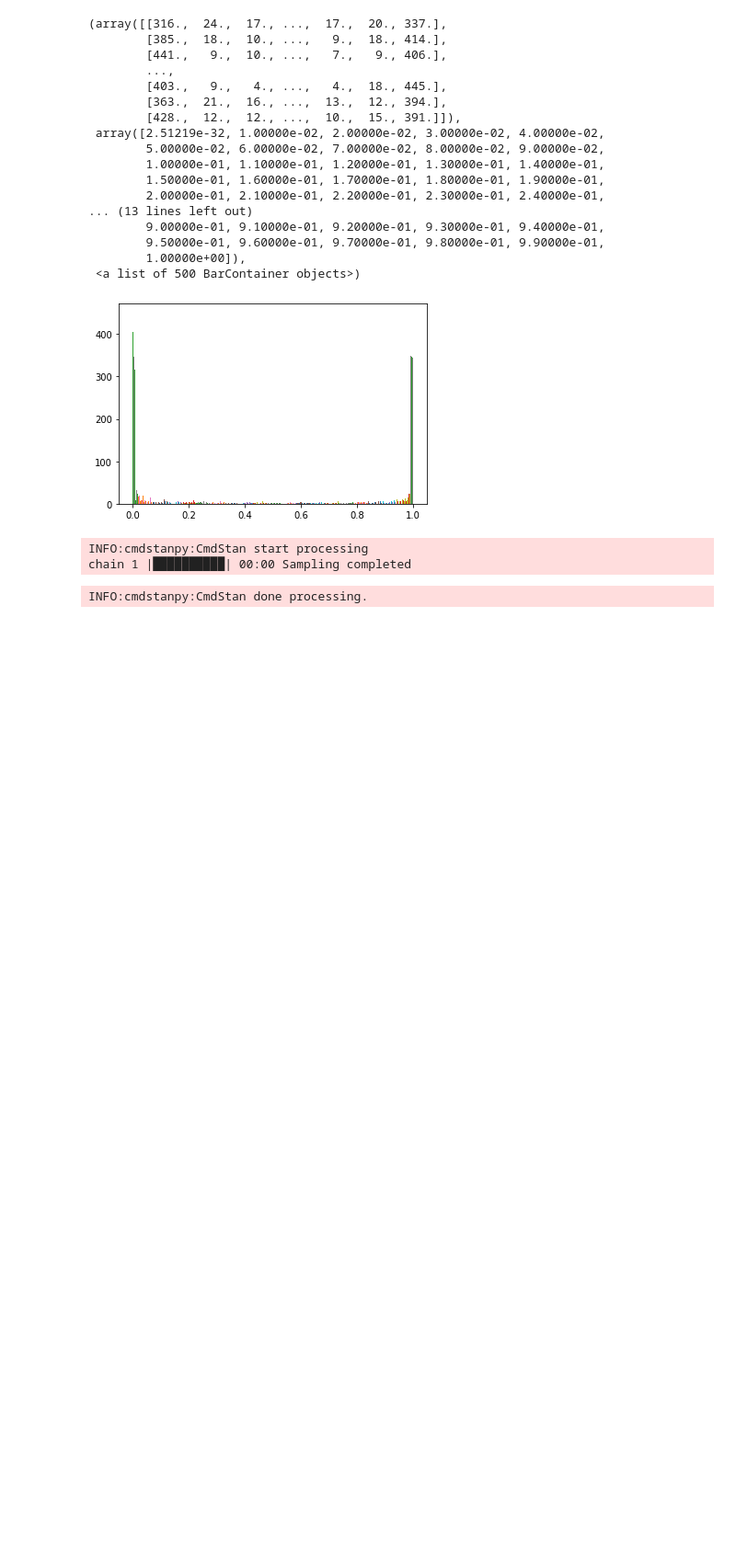
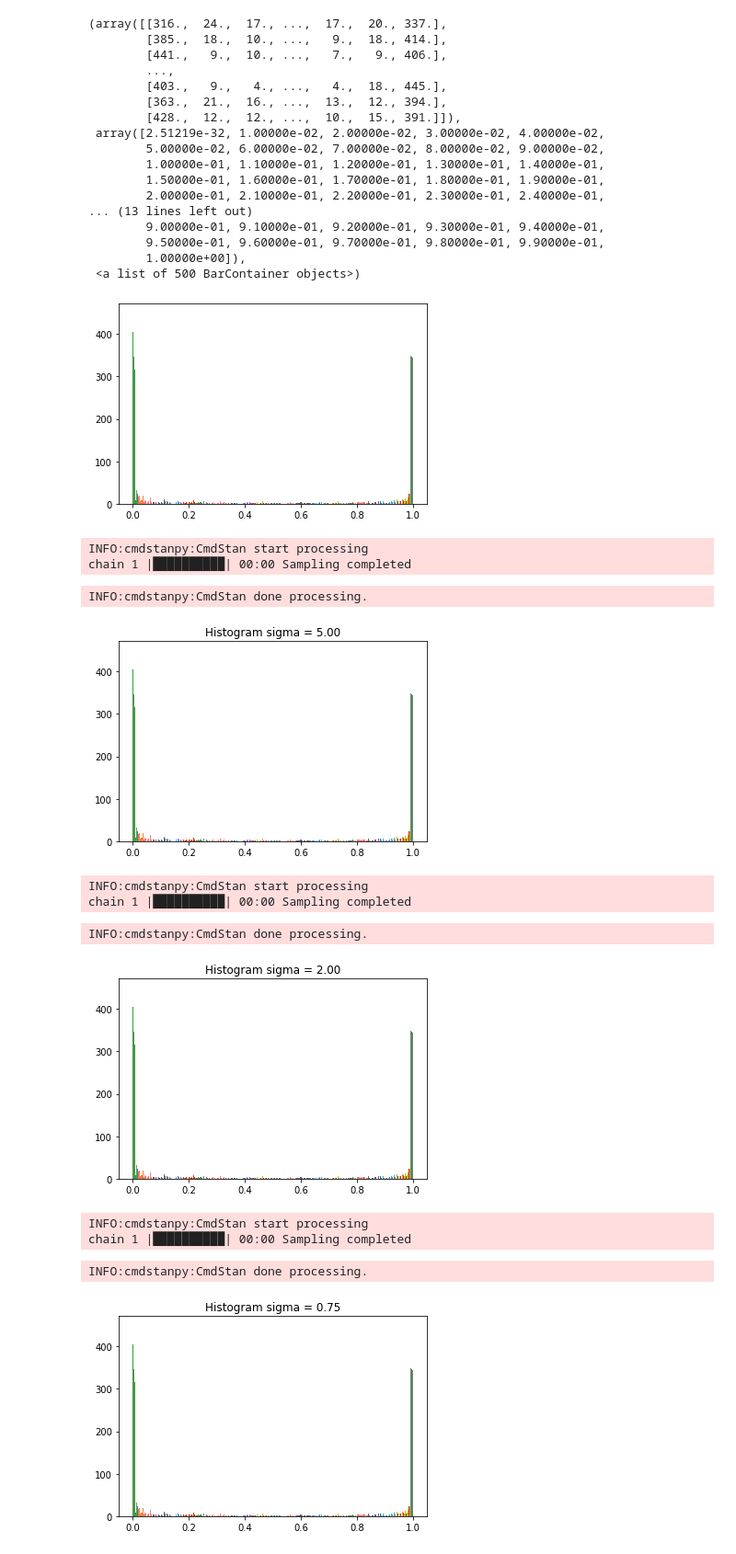
Before and after one commit to mKozik7/Data_Analytics, a Jupyter notebook: lab5/code.ipynb, the cells around one changed output. Shown: that part at 92% size. Saved outputs shown, nothing was run; the diff lists cells and outputs as text; code cells hidden in the pictures; blank space fills up the shorter version.

```diff
--- a/lab5/code.ipynb
+++ b/lab5/code.ipynb
@@ -28,16 +28,8 @@ model_ppc1 = CmdStanModel(stan_file='logistic_regression_ppc.stan')
 INFO:cmdstanpy:found newer exe file, not recompiling
 # %%
 R=1000
-data_ppc= dict(N = data.shape[0],
-                 M = 5,
-                 X = data.iloc[:,0:5].values,
-                 sigma=10)
-sim_ppc1=model_ppc1.sample(data=data_ppc,
-                           iter_sampling=R, iter_warmup=0,
-                           chains=1,
-                           refresh=R,
-                           fixed_param=True,
-                           seed=29042020)
+data_ppc= dict(N = data.shape[0],M = 5, X = data.iloc[:,0:5].values,sigma=10)
+sim_ppc1=model_ppc1.sample(data=data_ppc, iter_sampling=R, iter_warmup=0, chains=1, refresh=R,fixed_param=True,seed=29042020)
 # %% [output]
 INFO:cmdstanpy:CmdStan start processing
 chain 1 |██████████| 00:00 Sampling completed
@@ -67,24 +59,25 @@ plt.hist(beta_prior, bins = 100)
 # %%
 for sigma in [5,2,0.75]:
     R=1000
-    data_ppc= dict(N = data.shape[0],
-                    M = 5,
-                    X = data.iloc[:,0:5].values,
-                    sigma=10)
-    sim_ppc1=model_ppc1.sample(data=data_ppc,
-                           iter_sampling=R, iter_warmup=0,
-                           chains=1,
-                           refresh=R,
-                           fixed_param=True,
-                           seed=29042020)
+    data_ppc= dict(N = data.shape[0],M = 5,X = data.iloc[:,0:5].values,sigma=10)
+    sim_ppc1=model_ppc1.sample(data=data_ppc, iter_sampling=R, iter_warmup=0, chains=1, refresh=R,fixed_param=True,seed=29042020)
 
     beta_prior = sim_ppc1.stan_variable('prob_ppc')
     plt.hist(beta_prior, bins = 100)
     plt.title('Histogram sigma = %1.2f' %sigma)
     plt.show()
 # %% [output]
 INFO:cmdstanpy:CmdStan start processing
 chain 1 |██████████| 00:00 Sampling completed
 INFO:cmdstanpy:CmdStan done processing.
+[figure, added]
+INFO:cmdstanpy:CmdStan start processing
+chain 1 |██████████| 00:00 Sampling completed
+INFO:cmdstanpy:CmdStan done processing.
+[figure, added]
+INFO:cmdstanpy:CmdStan start processing
+chain 1 |██████████| 00:00 Sampling completed
+INFO:cmdstanpy:CmdStan done processing.
+[figure, added]
 # %%
 model = CmdStanModel(stan_file=r'logistic_regression.stan')
```
Also changed, not shown: parts of 6 cells of this notebook, 20 other files.
